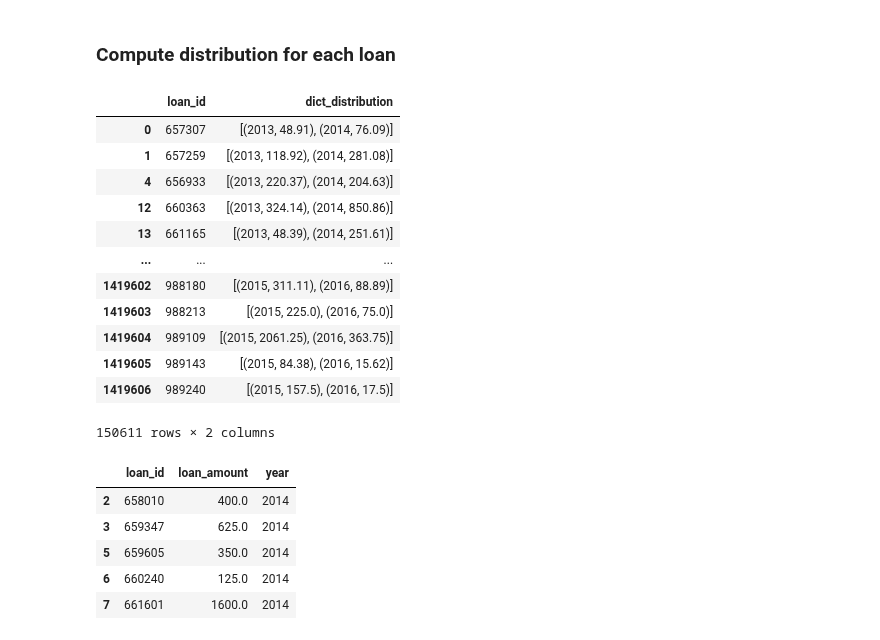
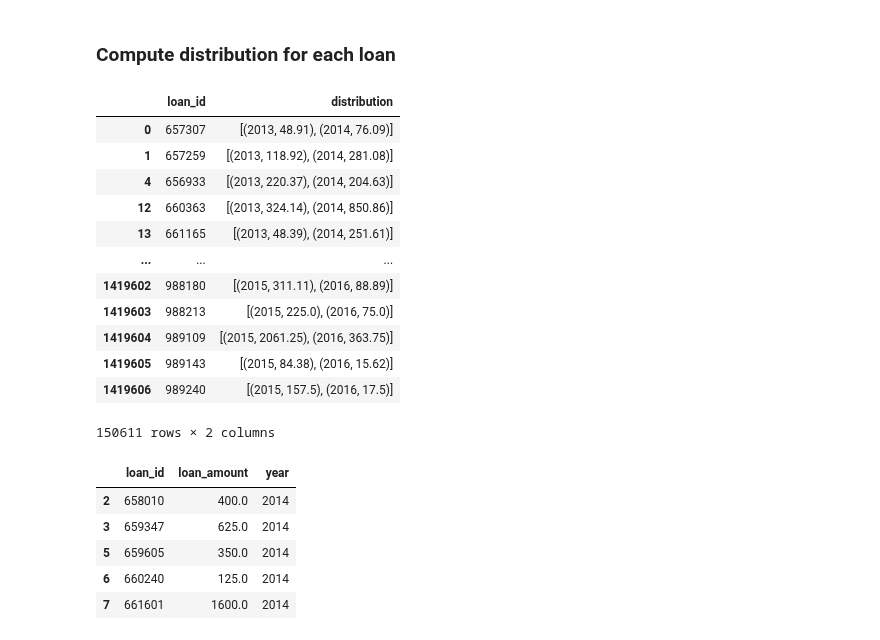
Before and after one commit to gaveter/Project_cs, a Jupyter notebook: Project.ipynb, the cells around one changed output. Saved outputs shown, nothing was run; the diff lists cells and outputs as text; code cells hidden in the pictures.

Commit message:
modified feature 'dict_distribution' to 'distribution'

```diff
--- a/Project.ipynb
+++ b/Project.ipynb
@@ -871,14 +861,14 @@ def compute_distribution(id,loan,day_d,month_d,year_d,day_e,year_e): #ritorna li
 # %% [markdown]
 ### Compute distribution for each loan
 # %%
-differentYear_loan['dict_distribution']=differentYear_loan.apply(lambda x: compute_distribution(x['loan_id'],x['loan_amount'],
+differentYear_loan['distribution']=differentYear_loan.apply(lambda x: compute_distribution(x['loan_id'],x['loan_amount'],
                                                                                               x['day_disburse'],x['month_disburse'],
                                                                                               x['year_disburse'],x['day_expiration'],x['year_expiration']),axis=1)
 # %%
-loan_distribution = differentYear_loan[['loan_id','dict_distribution']]
+loan_distribution = differentYear_loan[['loan_id','distribution']]
 loan_distribution
 # %% [output]
-|  | loan_id | dict_distribution |
+|  | loan_id | distribution |
 | 0 | 657307 | [(2013, 48.91), (2014, 76.09)] |
 | 1 | 657259 | [(2013, 118.92), (2014, 281.08)] |
 | 4 | 656933 | [(2013, 220.37), (2014, 204.63)] |
```
Also changed, not shown: parts of 10 cells of this notebook.
